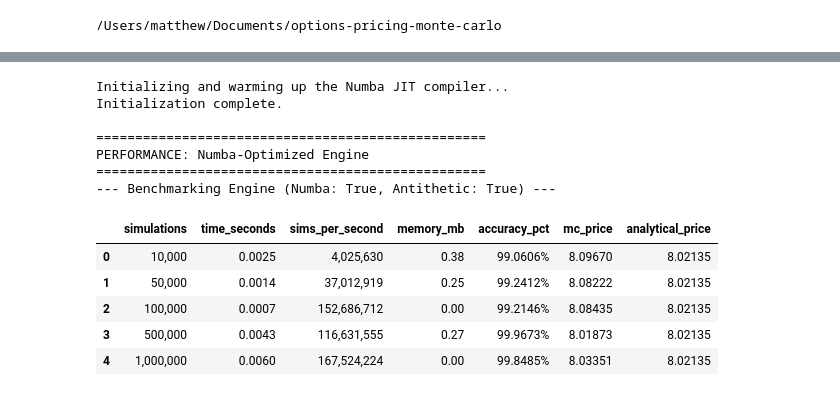
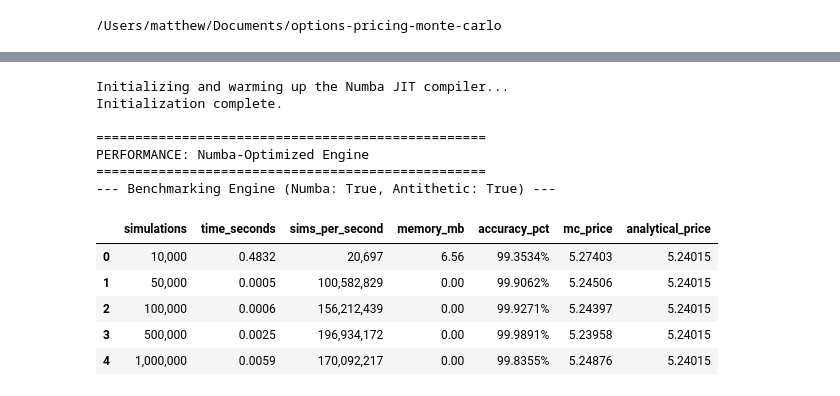
Before and after one commit to MMillward2012/options-pricing-monte-carlo, a Jupyter notebook: notebooks/main.ipynb, the cells around one changed output, grey strips where cells are left out. Drawn from its saved outputs; the diff is of its cells as text; code cells hidden in the pictures.

```diff
--- a/notebooks/main.ipynb
+++ b/notebooks/main.ipynb
@@ -24,36 +40,36 @@ import pandas as pd
 from src.models.monte_carlo import OptimizedMCEngine
 
 # 1. Define the parameters for our test option
 S0 = 100      # Initial stock price
 K = 105       # Strike price
 T = 1.0       # Time to maturity (in years)
 r = 0.05      # Risk-free interest rate
-sigma = 0.2   # Volatility
+sigma = 0.13   # Volatility
 
 # 2. Initialize the high-performance Numba engine
 # The first run will be a bit slower as Numba compiles the functions.
 print("Initializing and warming up the Numba JIT compiler...")
 engine_numba = OptimizedMCEngine(use_numba=True, use_antithetic=True)
 print("Initialization complete.")
 
 
 # 3. Run the benchmark on the high-performance Numba engine
 print("\n" + "="*50)
 print("PERFORMANCE: Numba-Optimized Engine")
 print("="*50)
 numba_results = engine_numba.benchmark_performance(S0, K, T, r, sigma)
 display(numba_results)
 # %% [output]
 Initializing and warming up the Numba JIT compiler...
 Initialization complete.
 
 ==================================================
 PERFORMANCE: Numba-Optimized Engine
 ==================================================
 --- Benchmarking Engine (Numba: True, Antithetic: True) ---
 |  | simulations | time_seconds | sims_per_second | memory_mb | accuracy_pct | mc_price | analytical_price |
-| 0 | 10,000 | 0.0025 | 4,025,630 | 0.38 | 99.0606% | 8.09670 | 8.02135 |
-| 1 | 50,000 | 0.0014 | 37,012,919 | 0.25 | 99.2412% | 8.08222 | 8.02135 |
-| 2 | 100,000 | 0.0007 | 152,686,712 | 0.00 | 99.2146% | 8.08435 | 8.02135 |
-| 3 | 500,000 | 0.0043 | 116,631,555 | 0.27 | 99.9673% | 8.01873 | 8.02135 |
-| 4 | 1,000,000 | 0.0060 | 167,524,224 | 0.00 | 99.8485% | 8.03351 | 8.02135 |
+| 0 | 10,000 | 0.4832 | 20,697 | 6.56 | 99.3534% | 5.27403 | 5.24015 |
+| 1 | 50,000 | 0.0005 | 100,582,829 | 0.00 | 99.9062% | 5.24506 | 5.24015 |
+| 2 | 100,000 | 0.0006 | 156,212,439 | 0.00 | 99.9271% | 5.24397 | 5.24015 |
+| 3 | 500,000 | 0.0025 | 196,934,172 | 0.00 | 99.9891% | 5.23958 | 5.24015 |
+| 4 | 1,000,000 | 0.0059 | 170,092,217 | 0.00 | 99.8355% | 5.24876 | 5.24015 |
```
Also changed, not shown: parts of 10 cells of this notebook, 4 other files.
